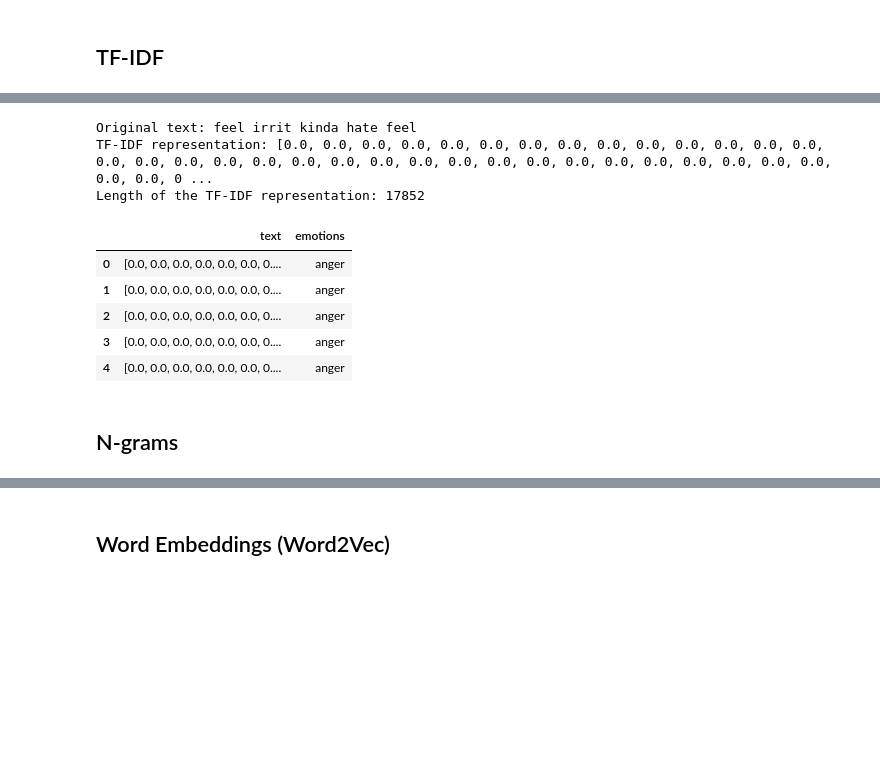
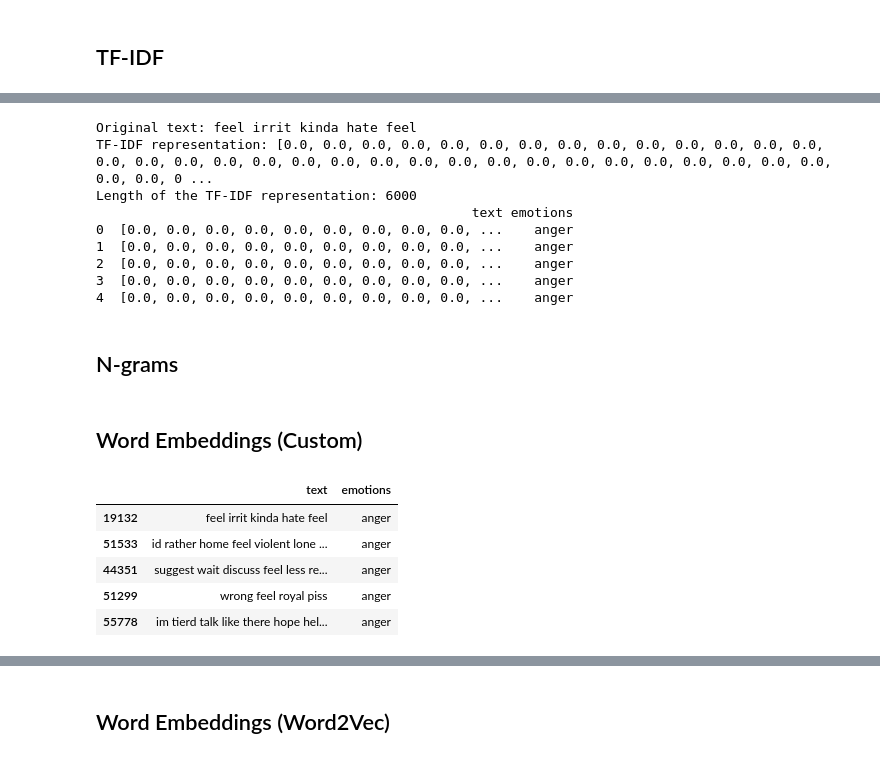
Before and after one commit to m21ark/pln, a Jupyter notebook: 3_representations.ipynb, the cells around one changed output, grey strips where cells are left out. Saved outputs shown, nothing was run; the diff lists cells and outputs as text; code cells hidden in the pictures; blank space fills up the shorter version.

```diff
--- a/3_representations.ipynb
+++ b/3_representations.ipynb
@@ -127,5 +134,7 @@ def model_tf_idf(corpus):
 # %%
 # Apply the TF-IDF model to the text column
+
+# """
 
 x = model_tf_idf(df['text'])
 
@@ -137,17 +146,21 @@ print(f"Original text: {df['text'][0]}")
 print(f"TF-IDF representation: {df_tf_idf['text'][0]}")
 print(f"Length of the TF-IDF representation: {len(df_tf_idf['text'][0])}")
 
-df_tf_idf.head()
+print(df_tf_idf.head())
+
+df_tf_idf.to_pickle('data/reps/4_tf_idf.pkl')
+
+# """
 # %% [output]
 Original text: feel irrit kinda hate feel
 TF-IDF representation: [0.0, 0.0, 0.0, 0.0, 0.0, 0.0, 0.0, 0.0, 0.0, 0.0, 0.0, 0.0, 0.0, 0.0, 0.0, 0.0, 0.0, 0.0, 0.0, 0.0, 0.0, 0.0, 0.0, 0.0, 0.0, 0.0, 0.0, 0.0, 0.0, 0.0, 0.0, 0.0, 0.0, 0.0, 0.0, 0 ...
-Length of the TF-IDF representation: 17852
+Length of the TF-IDF representation: 6000
+                                                text emotions
+0  [0.0, 0.0, 0.0, 0.0, 0.0, 0.0, 0.0, 0.0, 0.0, ...    anger
+1  [0.0, 0.0, 0.0, 0.0, 0.0, 0.0, 0.0, 0.0, 0.0, ...    anger
+2  [0.0, 0.0, 0.0, 0.0, 0.0, 0.0, 0.0, 0.0, 0.0, ...    anger
+3  [0.0, 0.0, 0.0, 0.0, 0.0, 0.0, 0.0, 0.0, 0.0, ...    anger
+4  [0.0, 0.0, 0.0, 0.0, 0.0, 0.0, 0.0, 0.0, 0.0, ...    anger
-|  | text | emotions |
-| 0 | [0.0, 0.0, 0.0, 0.0, 0.0, 0.0, 0.... | anger |
-| 1 | [0.0, 0.0, 0.0, 0.0, 0.0, 0.0, 0.... | anger |
-| 2 | [0.0, 0.0, 0.0, 0.0, 0.0, 0.0, 0.... | anger |
-| 3 | [0.0, 0.0, 0.0, 0.0, 0.0, 0.0, 0.... | anger |
-| 4 | [0.0, 0.0, 0.0, 0.0, 0.0, 0.0, 0.... | anger |
 # %% [markdown]
 ## N-grams
 # %%
@@ -195,0 +213,13 @@ def ngram_complete_sentence(n_model, text):
+# %% [markdown]
+## Word Embeddings (Custom)
+# %%
+df_og = pd.read_pickle("data/data_processed.pkl")
+
+df_og.head()
+# %% [output]
+|  | text | emotions |
+| 19132 | feel irrit kinda hate feel | anger |
+| 51533 | id rather home feel violent lone ... | anger |
+| 44351 | suggest wait discuss feel less re... | anger |
+| 51299 | wrong feel royal piss | anger |
+| 55778 | im tierd talk like there hope hel... | anger |
```
Also changed, not shown: parts of 36 cells of this notebook, 5 other files.
